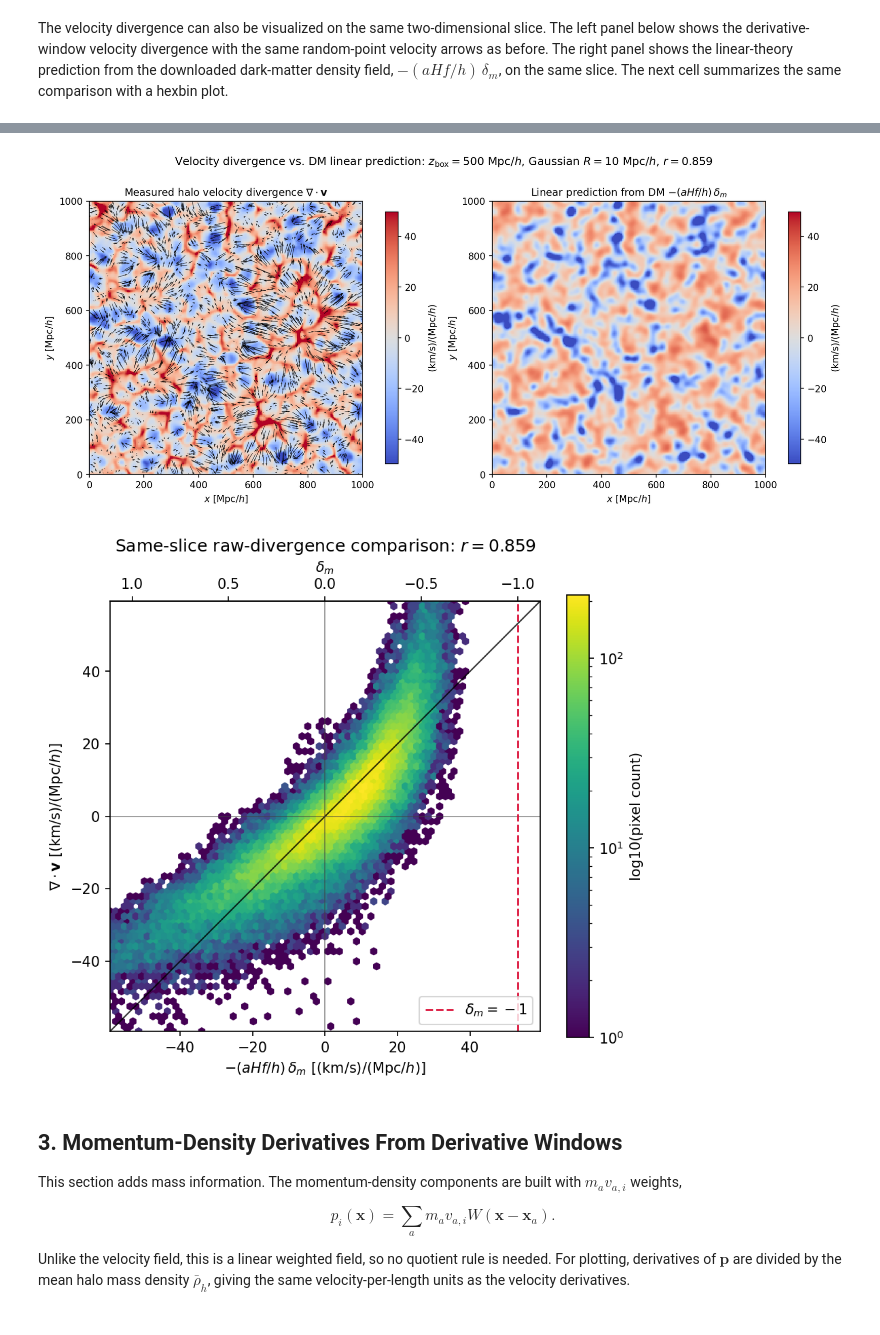
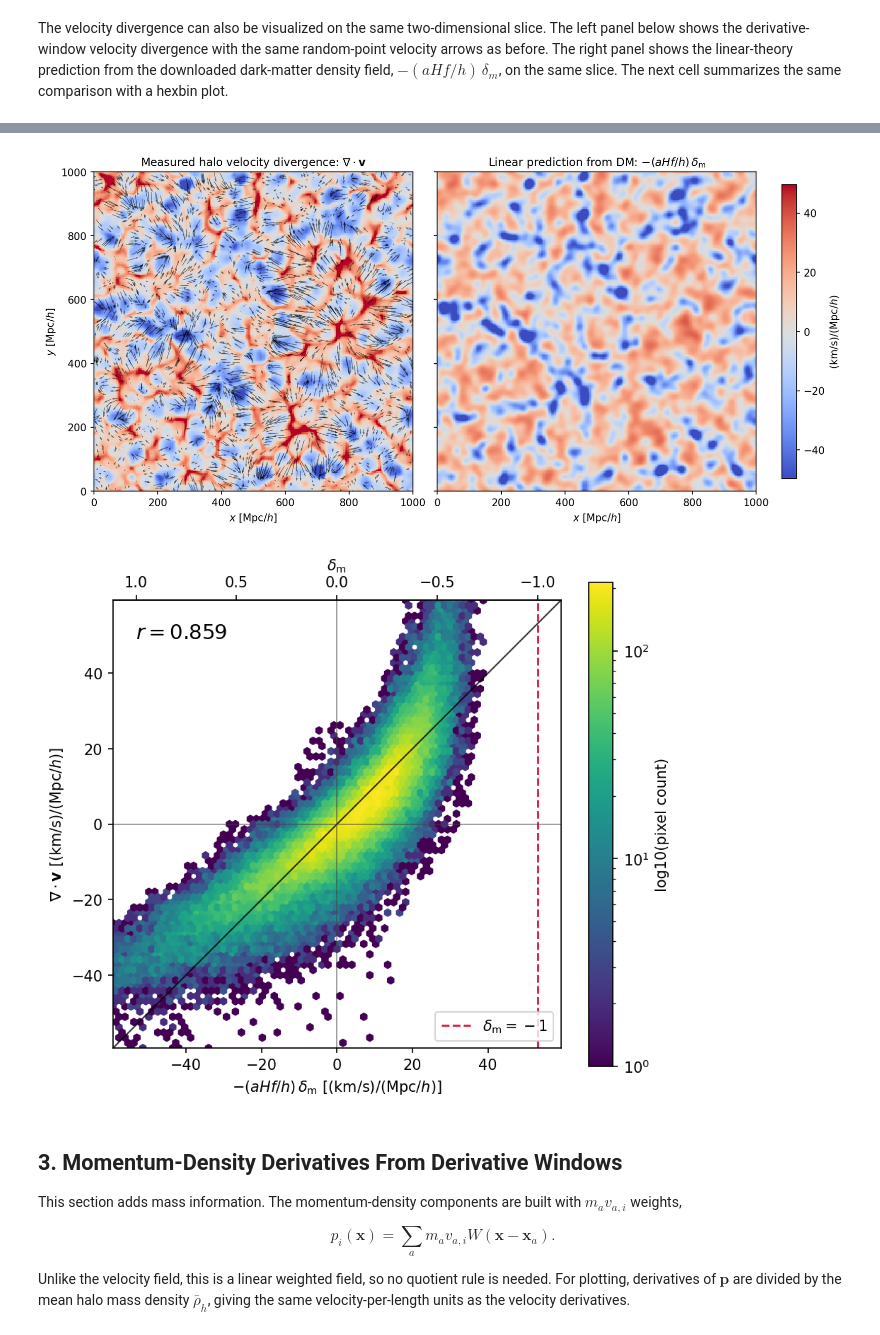
Before and after one commit to SYSUSPA-Projects/PyHermes, a Jupyter notebook: examples/notebooks/weighted_fields.ipynb, the cells around one changed output, grey strips where cells are left out. Drawn from its saved outputs; the diff is of its cells as text; code cells hidden in the pictures.

```diff
--- a/examples/notebooks/weighted_fields.ipynb
+++ b/examples/notebooks/weighted_fields.ipynb
@@ -358,14 +358,14 @@ plot_limit = np.nanpercentile(np.abs(np.concatenate([
 if not np.isfinite(plot_limit) or plot_limit == 0.0:
     plot_limit = 1.0
 
-fig, axes = plt.subplots(1, 2, figsize=(12, 5.2), dpi=150, constrained_layout=True)
+fig, axes = plt.subplots(1, 2, figsize=(11, 5.2), dpi=150, constrained_layout=True, sharey=True)
 
 for ax, grid, title in zip(
     axes,
     [v_div_grid, dm_vdiv_prediction_grid],
     [
-        r"Measured halo velocity divergence $\nabla\cdot\mathbf{v}$",
-        r"Linear prediction from DM $-(aHf/h)\,\delta_m$",
+        r"Measured halo velocity divergence: $\nabla\cdot\mathbf{v}$",
+        r"Linear prediction from DM: $-(aHf/h)\,\delta_{\rm m}$",
     ],
 ):
     im = ax.imshow(
@@ -381,18 +381,19 @@ for ax, grid, title in zip(
     ax.set_ylim(0, box_size)
     ax.set_aspect("equal")
     ax.set_xlabel(r"$x\ [{\rm Mpc}/h]$")
-    ax.set_ylabel(r"$y\ [{\rm Mpc}/h]$")
     ax.set_title(title, fontsize=11)
-    cbar = fig.colorbar(im, ax=ax, fraction=0.046, pad=0.04)
-    cbar.set_label(r"$({\rm km}/{\rm s})/({\rm Mpc}/h)$")
+
+axes[0].set_ylabel(r"$y\ [{\rm Mpc}/h]$")
+cbar = fig.colorbar(im, ax=axes[1], fraction=0.046, pad=0.04)
+cbar.set_label(r"$({\rm km}/{\rm s})/({\rm Mpc}/h)$")
 
 axes[0].quiver(pos2d[:, 0], pos2d[:, 1], vx, vy, color="k", angles="xy",
-               scale_units="xy", scale=15, width=0.002, alpha=0.75)
-fig.suptitle(
-    fr"Velocity divergence vs. DM linear prediction: $z_{{\rm box}}={z0:.0f}\ {{\rm Mpc}}/h$, "
-    fr"Gaussian $R={smoothing_scale:g}\ {{\rm Mpc}}/h$, $r={corr_vdiv_dm:.3f}$",
-    y=1.03,
-)
+               scale_units="xy", scale=15, width=0.002, alpha=0.5)
+# fig.suptitle(
+#     fr"Velocity divergence vs. DM linear prediction: $z_{{\rm box}}={z0:.0f}\ {{\rm Mpc}}/h$, "
+#     fr"Gaussian $R={smoothing_scale:g}\ {{\rm Mpc}}/h$",
+#     y=1.03,
+# )
 
 fig.savefig(figs_dir / "weighted_fields_velocity_divergence_dm_prediction_slice.png", dpi=200, bbox_inches="tight")
 plt.show()
@@ -402,4 +403,4 @@ plt.show()
-[figure, old version]
+[figure, new version]
 # %%
 prediction_plot = dm_vdiv_prediction_slice[valid_vdiv_dm]
 vdiv_plot = v_div_slice[valid_vdiv_dm]
@@ -422,19 +423,19 @@ hb = ax.hexbin(
 ax.plot([-scatter_limit, scatter_limit], [-scatter_limit, scatter_limit], color="k", lw=1, alpha=0.8)
 ax.axhline(0.0, color="0.25", lw=0.8, alpha=0.6)
 ax.axvline(0.0, color="0.25", lw=0.8, alpha=0.6)
-ax.axvline(delta_minus_one_x, color="crimson", ls="--", lw=1.4, alpha=0.95, label=r"$\delta_m=-1$")
+ax.axvline(delta_minus_one_x, color="crimson", ls="--", lw=1.4, alpha=0.95, label=r"$\delta_{\rm m}=-1$")
 ax.set_xlim(-scatter_limit, scatter_limit)
 ax.set_ylim(-scatter_limit, scatter_limit)
 ax.set_aspect("equal", adjustable="box")
-ax.set_xlabel(r"$-(aHf/h)\,\delta_m\ [({\rm km}/{\rm s})/({\rm Mpc}/h)]$")
+ax.set_xlabel(r"$-(aHf/h)\,\delta_{\rm m}\ [({\rm km}/{\rm s})/({\rm Mpc}/h)]$")
 ax.set_ylabel(r"$\nabla\cdot\mathbf{v}\ [({\rm km}/{\rm s})/({\rm Mpc}/h)]$")
-ax.set_title(fr"Same-slice raw-divergence comparison: $r={corr_vdiv_dm:.3f}$")
+ax.text(0.05, 0.95, fr"$r={corr_vdiv_dm:.3f}$", transform=ax.transAxes, ha="left", va="top", fontsize=14)
 
 top_ax = ax.secondary_xaxis(
     "top",
     functions=(lambda x: -x / vdiv_to_delta, lambda delta: -delta * vdiv_to_delta),
 )
-top_ax.set_xlabel(r"$\delta_m$")
+top_ax.set_xlabel(r"$\delta_{\rm m}$")
 top_ax.set_xticks([-1.0, -0.5, 0.0, 0.5, 1.0])
 ax.legend(loc="lower right", frameon=True)
 
@@ -445,7 +446,7 @@ plt.tight_layout()
 fig.savefig(figs_dir / "weighted_fields_velocity_divergence_dm_prediction_hexbin.png", dpi=200, bbox_inches="tight")
 plt.show()
 # %% [output]
-[figure, old version]
+[figure, new version]
 # %% [markdown]
 ## 3. Momentum-Density Derivatives From Derivative Windows
 
```
Also changed, not shown: parts of 4 cells of this notebook, 2 other files.
